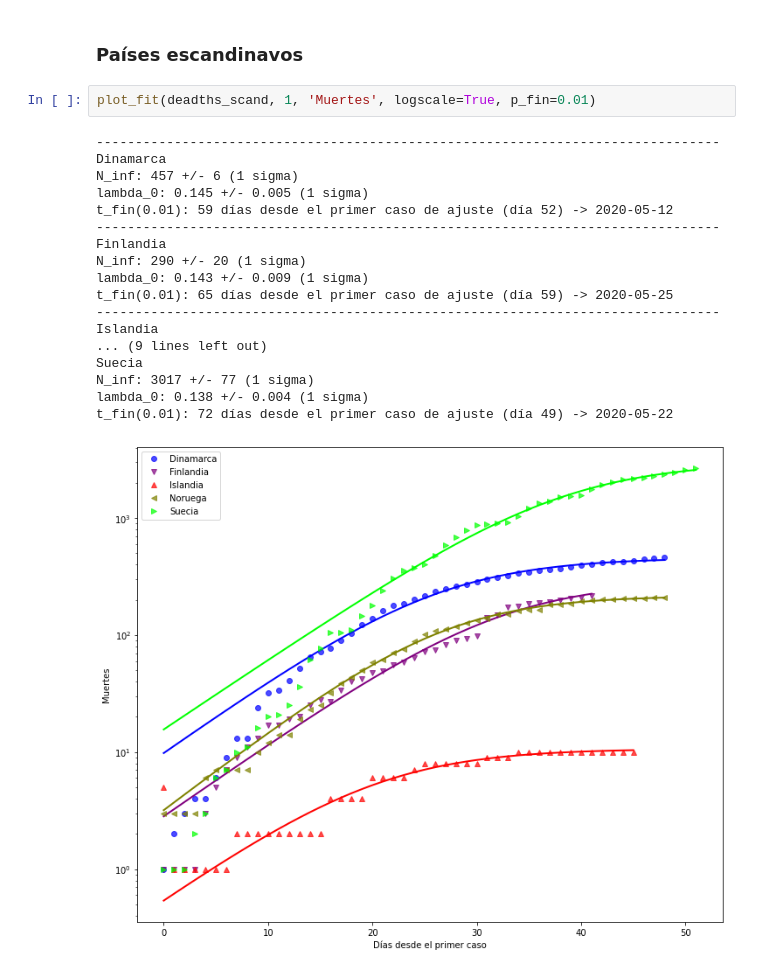
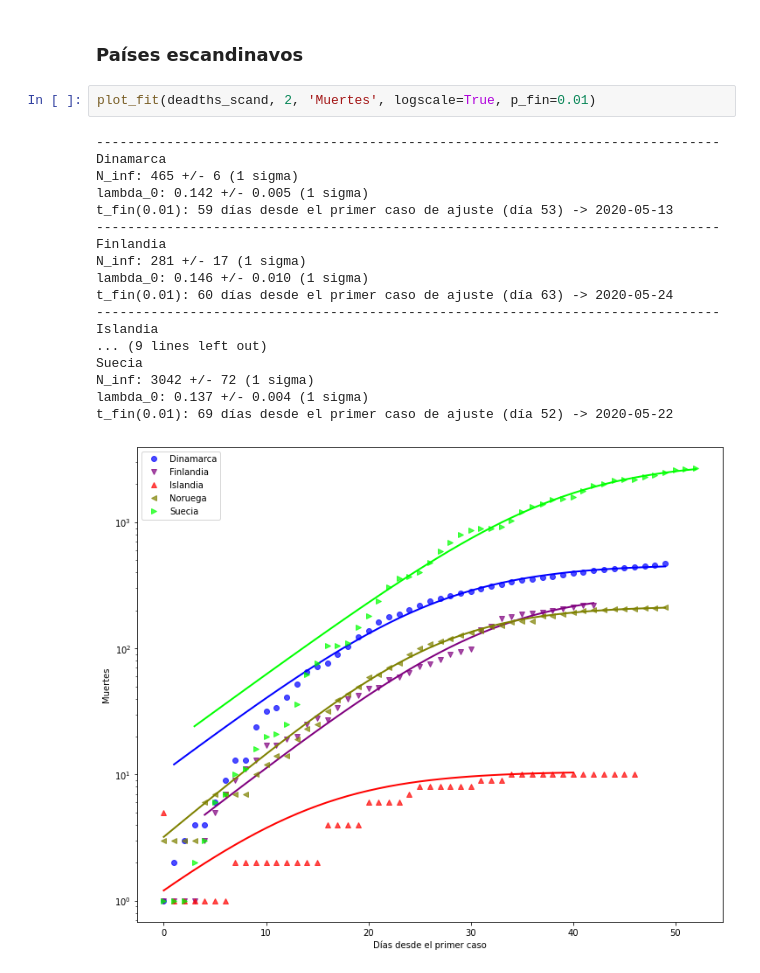
Before and after one commit to manuxch/logistic-covid19, a Jupyter notebook: Logistic_model_COVID-19.ipynb, the cells around one changed output. Drawn from its saved outputs; the diff is of its cells as text.

Commit message:
Actualización diaria de visualizaciones, ajustes y registros

```diff
--- a/Logistic_model_COVID-19.ipynb
+++ b/Logistic_model_COVID-19.ipynb
@@ -299,26 +299,26 @@ t_fin(0.01): 110 días desde el primer caso de ajuste (día 57) -> 2020-07-07
 # %% [markdown]
 ### Países escandinavos
 # %%
-plot_fit(deadths_scand, 1, 'Muertes', logscale=True, p_fin=0.01)
+plot_fit(deadths_scand, 2, 'Muertes', logscale=True, p_fin=0.01)
 # %% [output]
 --------------------------------------------------------------------------------
 Dinamarca
-N_inf: 457 +/- 6 (1 sigma)
-lambda_0: 0.145 +/- 0.005 (1 sigma)
-t_fin(0.01): 59 días desde el primer caso de ajuste (día 52) -> 2020-05-12
+N_inf: 465 +/- 6 (1 sigma)
+lambda_0: 0.142 +/- 0.005 (1 sigma)
+t_fin(0.01): 59 días desde el primer caso de ajuste (día 53) -> 2020-05-13
 --------------------------------------------------------------------------------
 Finlandia
-N_inf: 290 +/- 20 (1 sigma)
-lambda_0: 0.143 +/- 0.009 (1 sigma)
-t_fin(0.01): 65 días desde el primer caso de ajuste (día 59) -> 2020-05-25
+N_inf: 281 +/- 17 (1 sigma)
+lambda_0: 0.146 +/- 0.010 (1 sigma)
+t_fin(0.01): 60 días desde el primer caso de ajuste (día 63) -> 2020-05-24
 --------------------------------------------------------------------------------
 Islandia
 ... (9 lines left out)
 Suecia
-N_inf: 3017 +/- 77 (1 sigma)
-lambda_0: 0.138 +/- 0.004 (1 sigma)
-t_fin(0.01): 72 días desde el primer caso de ajuste (día 49) -> 2020-05-22
+N_inf: 3042 +/- 72 (1 sigma)
+lambda_0: 0.137 +/- 0.004 (1 sigma)
+t_fin(0.01): 69 días desde el primer caso de ajuste (día 52) -> 2020-05-22
-[figure, old version]
+[figure, new version]
 # %% [markdown]
 ## Registro diario de predicciones para países latinoamericanos
 
```
Also changed, not shown: parts of 8 cells of this notebook.
